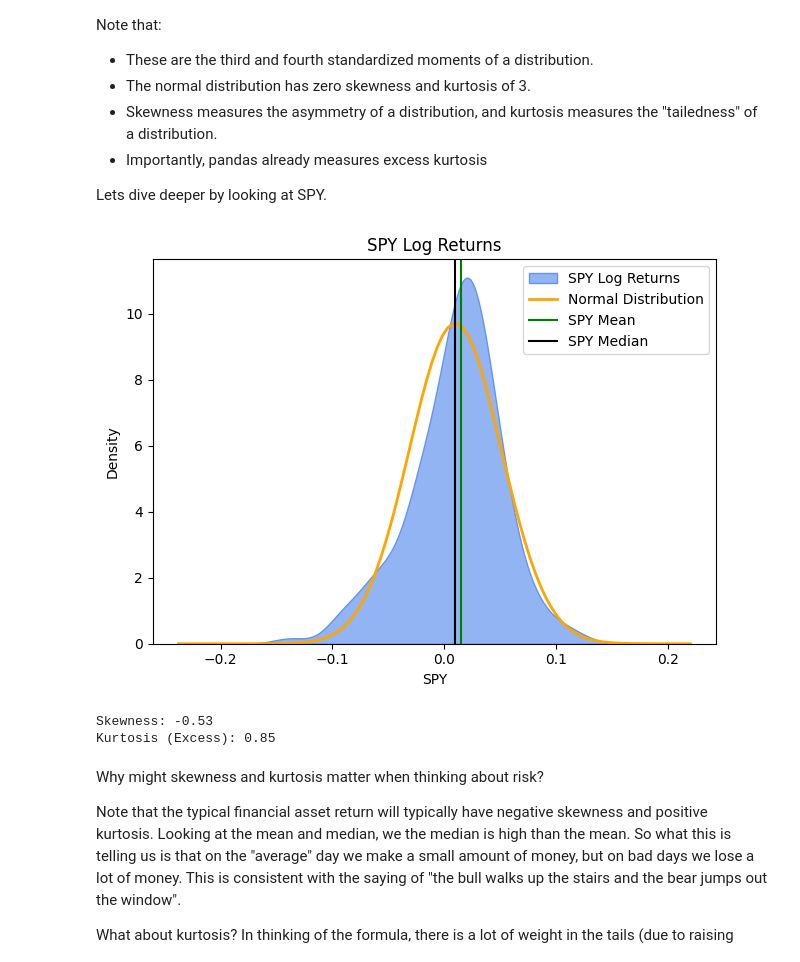
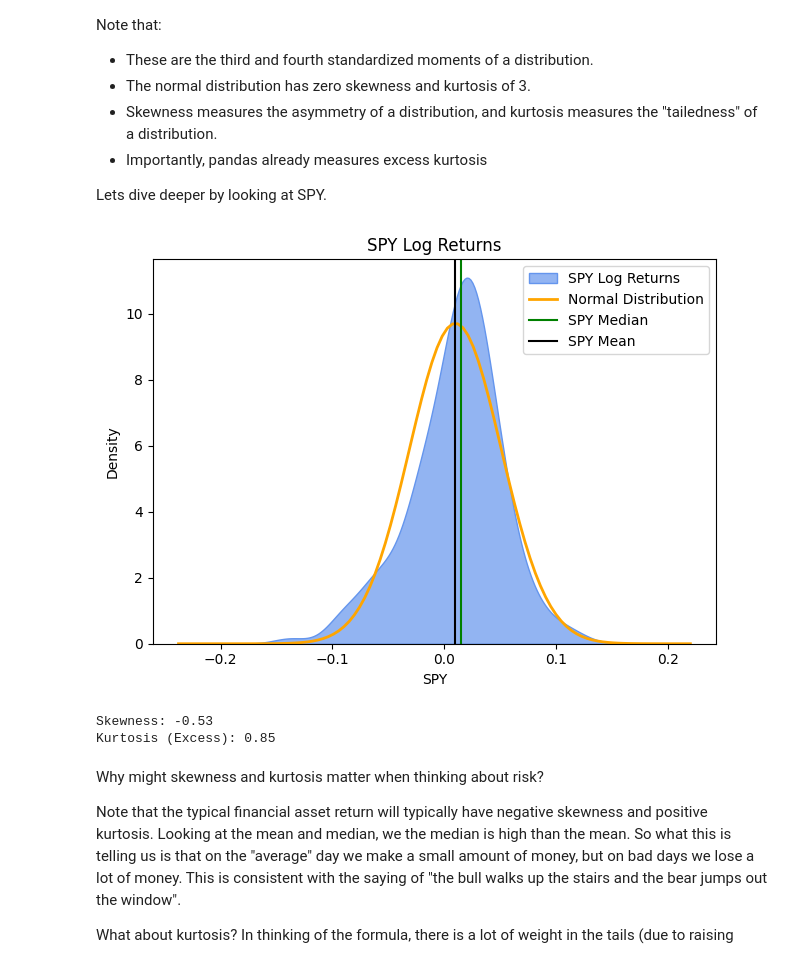
Before and after one commit to hailtotheshan/finm-quant-2025, a Jupyter notebook: ta_reviews/TA_Review_2.ipynb, the cells around one changed output. Saved outputs shown, nothing was run; the diff lists cells and outputs as text; code cells hidden in the pictures.

```diff
--- a/ta_reviews/TA_Review_2.ipynb
+++ b/ta_reviews/TA_Review_2.ipynb
@@ -24,7 +24,12 @@ import seaborn as sns
 import matplotlib.pyplot as plt
 import statsmodels.api as sm
 
-etfs = pd.read_excel("../data/multi_asset_etf_data.xlsx", sheet_name="excess returns", index_col=0, parse_dates=[0])
+etfs = pd.read_excel(
+    "../data/multi_asset_etf_data.xlsx",
+    sheet_name="excess returns",
+    index_col=0,
+    parse_dates=[0],
+)
 
 var = etfs.quantile(0.05).to_frame("VaR")
 var["CVaR"] = etfs[etfs < etfs.quantile(0.05)].mean()
@@ -57,31 +62,33 @@ Lets dive deeper by looking at SPY.
 # %%
 import scipy.stats as stats
 
 # Convert SPY % returns to log returns
 spy_log = np.log1p(etfs["SPY"])
 
 # Plot the smoothed KDE of the log returns
-sns.kdeplot(spy_log, shade=True, color="cornflowerblue", alpha=0.7, label="SPY Log Returns")
+sns.kdeplot(
+    spy_log, shade=True, color="cornflowerblue", alpha=0.7, label="SPY Log Returns"
+)
 
 # Plot a log-normal distribution with the same mean and std as the log returns
 x = np.linspace(spy_log.min() - 0.1, spy_log.max() + 0.1, 100)
 # Fit a normal distribution to the log returns
 mu, sigma = stats.norm.fit(spy_log)
 y = stats.norm.pdf(x, mu, sigma)
 
 plt.plot(x, y, color="orange", lw=2, label="Normal Distribution")
-plt.axvline(spy_log.median(), c='g', label='SPY Mean')
-plt.axvline(spy_log.mean(), c='k', label='SPY Median')
+plt.axvline(spy_log.median(), c="g", label="SPY Median")
+plt.axvline(spy_log.mean(), c="k", label="SPY Mean")
 
 
 plt.legend()
 plt.title("SPY Log Returns")
 plt.tight_layout()
 plt.show()
 print(f"Skewness: {stats.skew(spy_log):.2f}")
 print(f"Kurtosis (Excess): {stats.kurtosis(spy_log):.2f}")
 # %% [output]
-[figure, old version]
+[figure, new version]
 Skewness: -0.53
 Kurtosis (Excess): 0.85
 # %% [markdown]
```
Also changed, not shown: parts of 11 cells of this notebook, 3 other files.
